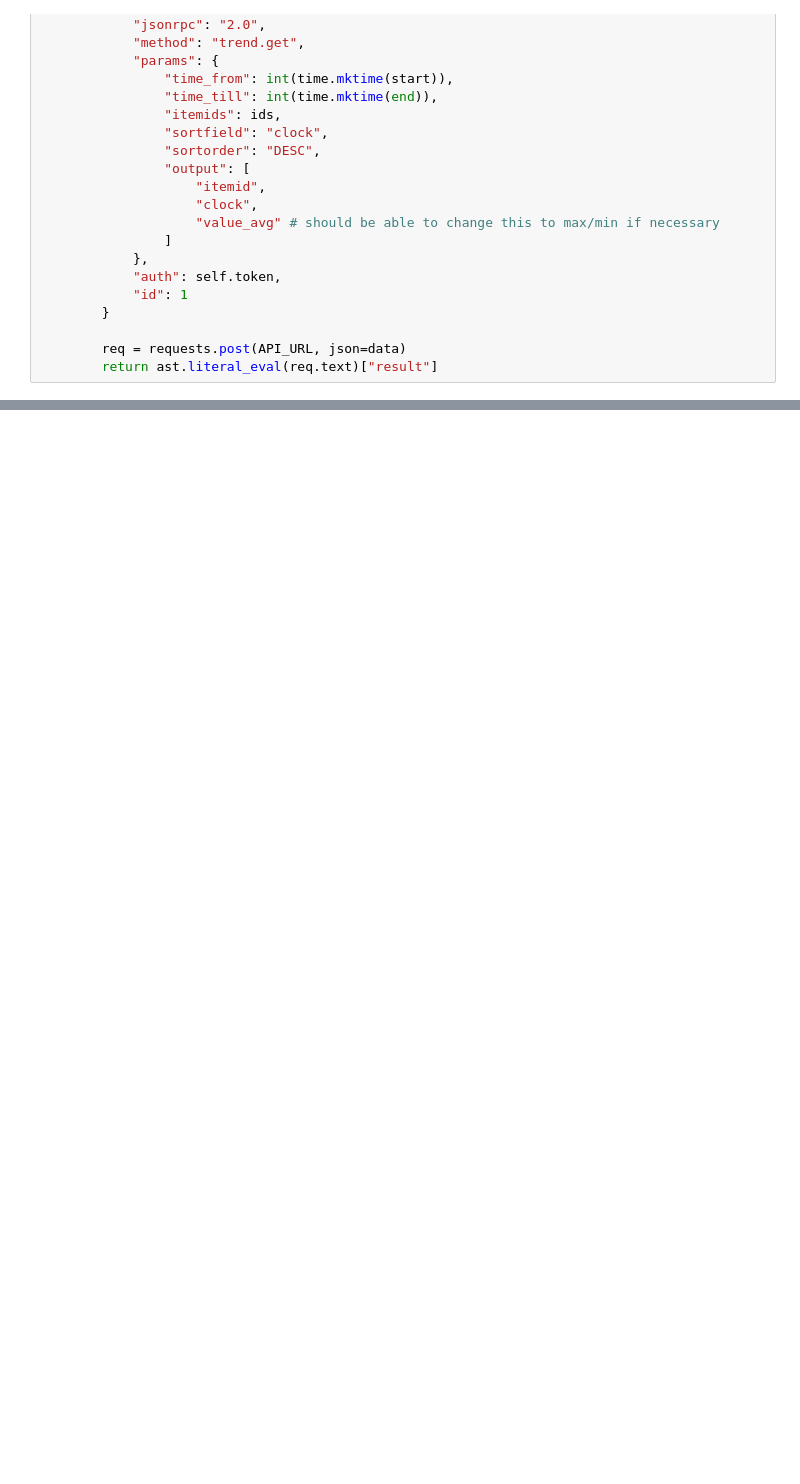
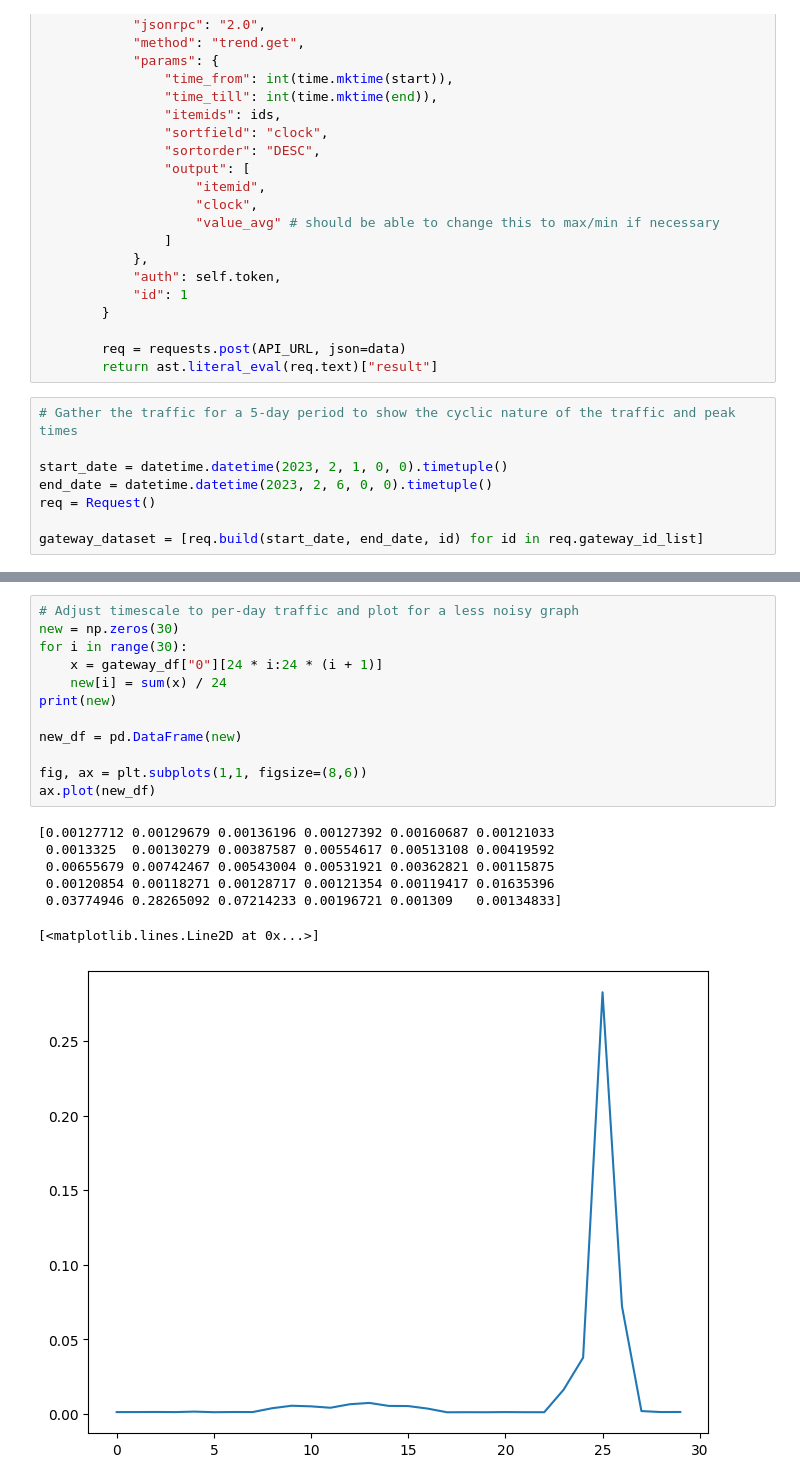
Before and after one commit to tegola-project-2022-23/sdn-routing-design, a Jupyter notebook: tegola/original_work/final_data.ipynb, the cells around one changed output, grey strips where cells are left out. Cells and saved outputs as stored; diff of their text form; blank space fills up the shorter version.

```diff
--- a/tegola/original_work/final_data.ipynb
+++ b/tegola/original_work/final_data.ipynb
@@ -80,3 +80,11 @@ class Request:
 
         req = requests.post(API_URL, json=data)
         return ast.literal_eval(req.text)["result"]
+# %%
+# Gather the traffic for a 5-day period to show the cyclic nature of the traffic and peak times
+
+start_date = datetime.datetime(2023, 2, 1, 0, 0).timetuple()
+end_date = datetime.datetime(2023, 2, 6, 0, 0).timetuple()
+req = Request()
+
+gateway_dataset = [req.build(start_date, end_date, id) for id in req.gateway_id_list]
@@ -122,0 +141,20 @@ ax[1].plot(df["3"])
+# %%
+# Adjust timescale to per-day traffic and plot for a less noisy graph
+new = np.zeros(30)
+for i in range(30):
+    x = gateway_df["0"][24 * i:24 * (i + 1)]
+    new[i] = sum(x) / 24
+print(new)
+
+new_df = pd.DataFrame(new)
+
+fig, ax = plt.subplots(1,1, figsize=(8,6))
+ax.plot(new_df)
+# %% [output]
+[0.00127712 0.00129679 0.00136196 0.00127392 0.00160687 0.00121033
+ 0.0013325  0.00130279 0.00387587 0.00554617 0.00513108 0.00419592
+ 0.00655679 0.00742467 0.00543004 0.00531921 0.00362821 0.00115875
+ 0.00120854 0.00118271 0.00128717 0.00121354 0.00119417 0.01635396
+ 0.03774946 0.28265092 0.07214233 0.00196721 0.001309   0.00134833]
+[<matplotlib.lines.Line2D at 0x...>]
+[figure, added]
```
Also changed, not shown: parts of 3 cells of this notebook.
